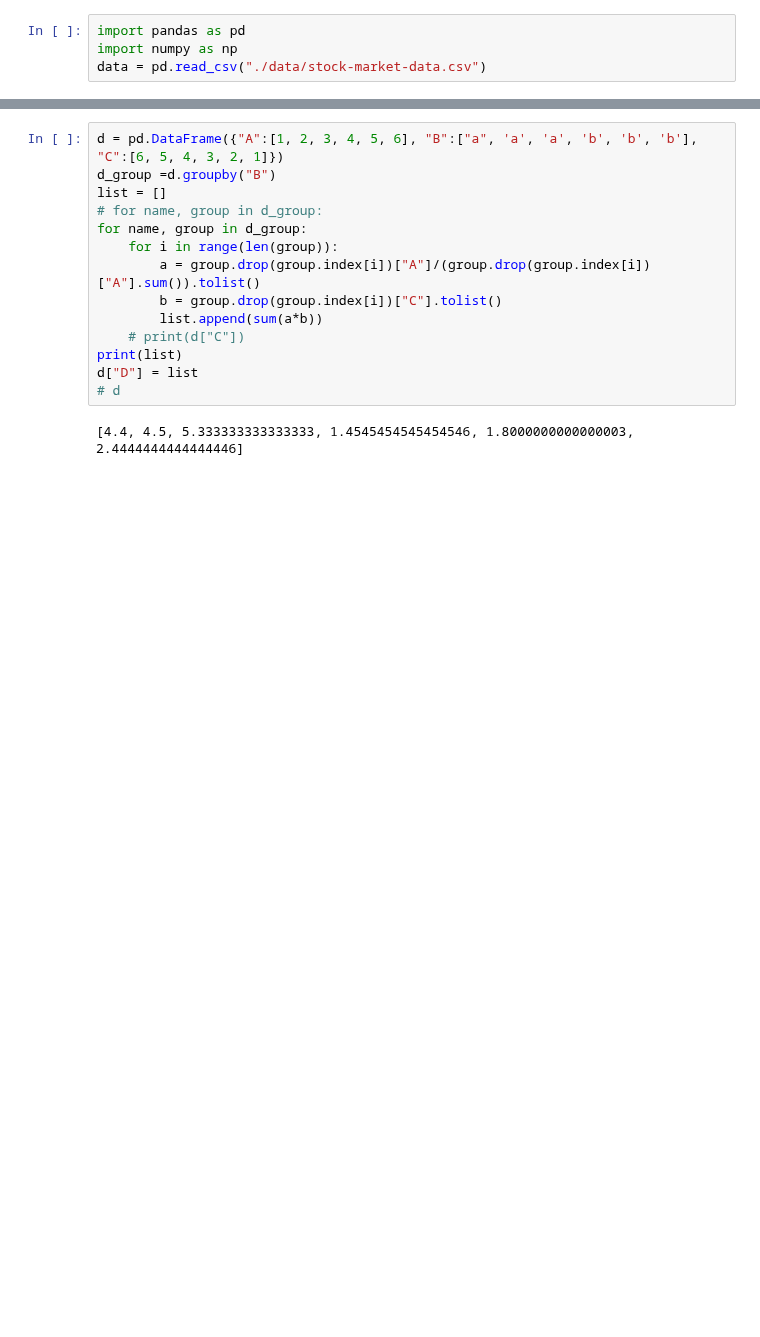
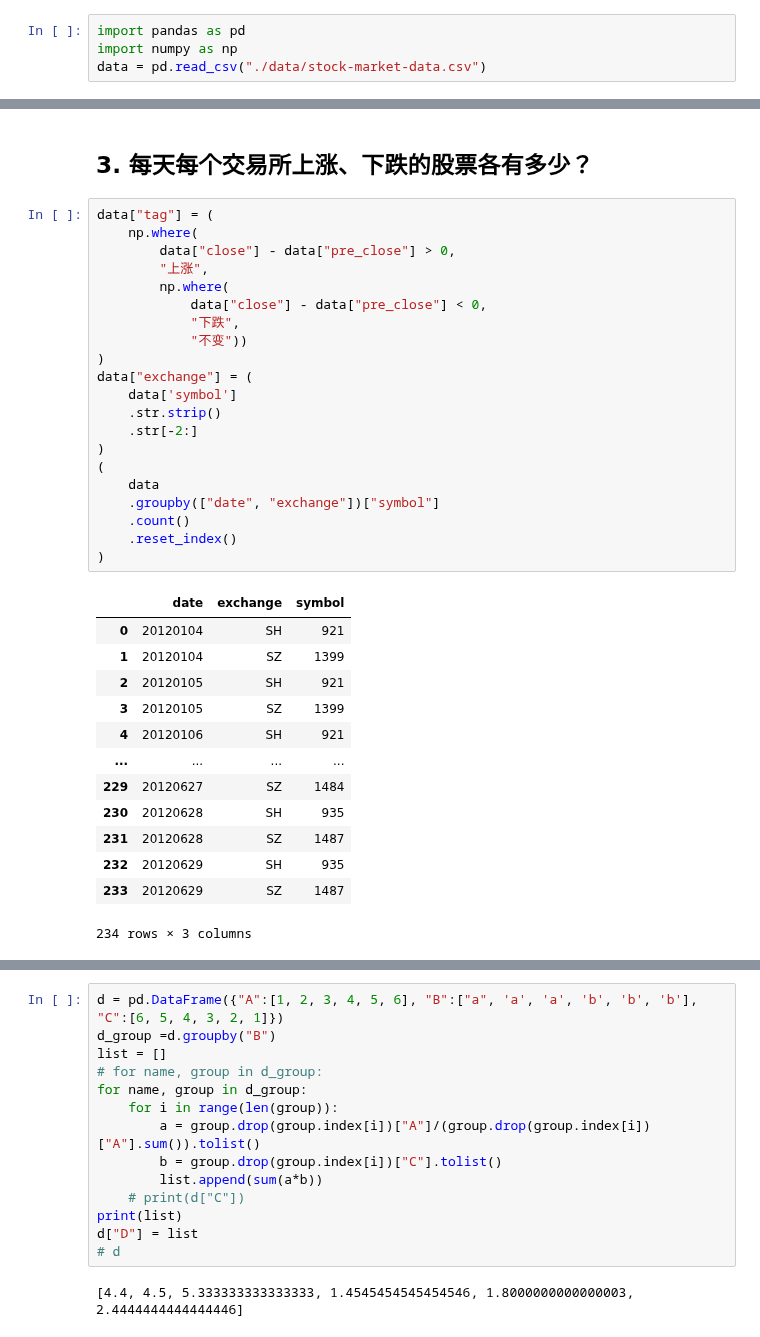
Before and after one commit to Ravin515/r-data-practice, a Jupyter notebook: answer-keys-pypd.ipynb, the cells around one changed output, grey strips where cells are left out. Saved outputs shown, nothing was run; the diff lists cells and outputs as text; blank space fills up the shorter version.

```diff
--- a/answer-keys-pypd.ipynb
+++ b/answer-keys-pypd.ipynb
@@ -1285,0 +66,37 @@ d_31[["symbol", "date", "abnr_ret"]]
+# %% [markdown]
+## 3. 每天每个交易所上涨、下跌的股票各有多少？
+# %%
+data["tag"] = (
+    np.where(
+        data["close"] - data["pre_close"] > 0,
+        "上涨",
+        np.where(
+            data["close"] - data["pre_close"] < 0,
+            "下跌",
+            "不变"))
+)
+data["exchange"] = (
+    data['symbol']
+    .str.strip()
+    .str[-2:]
+)
+(
+    data
+    .groupby(["date", "exchange"])["symbol"]
+    .count()
+    .reset_index()
+)
+# %% [output]
+|  | date | exchange | symbol |
+| 0 | 20120104 | SH | 921 |
+| 1 | 20120104 | SZ | 1399 |
+| 2 | 20120105 | SH | 921 |
+| 3 | 20120105 | SZ | 1399 |
+| 4 | 20120106 | SH | 921 |
+| ... | ... | ... | ... |
+| 229 | 20120627 | SZ | 1484 |
+| 230 | 20120628 | SH | 935 |
+| 231 | 20120628 | SZ | 1487 |
+| 232 | 20120629 | SH | 935 |
+| 233 | 20120629 | SZ | 1487 |
+234 rows × 3 columns
```
Also changed, not shown: parts of 251 cells of this notebook, 3 other files.
